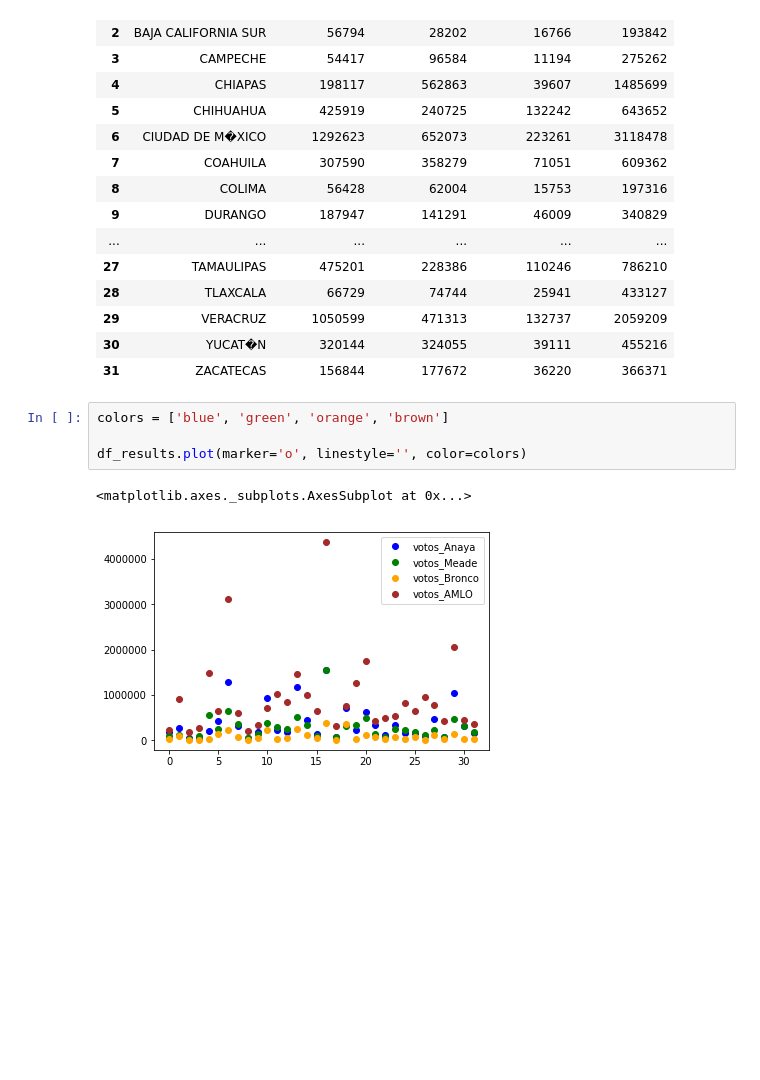
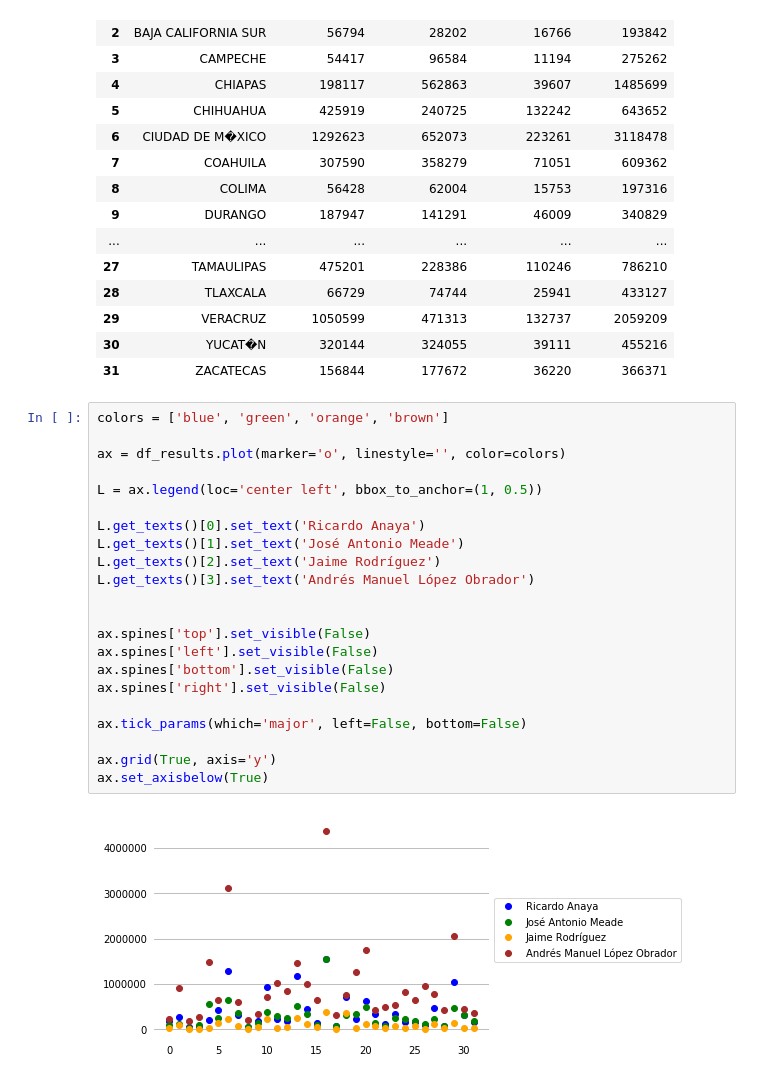
Before and after one commit to dbaptistr/data-studio, a Jupyter notebook: code/01-project-elections/Election results 2018.ipynb, the cells around one changed output. Saved outputs shown, nothing was run; the diff lists cells and outputs as text; blank space fills up the shorter version.

```diff
--- a/code/01-project-elections/Election results 2018.ipynb
+++ b/code/01-project-elections/Election results 2018.ipynb
@@ -586,10 +588,27 @@ df_results
 | 29 | VERACRUZ | 1050599 | 471313 | 132737 | 2059209 |
 | 30 | YUCAT�N | 320144 | 324055 | 39111 | 455216 |
 | 31 | ZACATECAS | 156844 | 177672 | 36220 | 366371 |
-# %%
-colors = ['blue', 'green', 'orange', 'brown']
-
-df_results.plot(marker='o', linestyle='', color=colors)
-# %% [output]
-<matplotlib.axes._subplots.AxesSubplot at 0x...>
-[figure, removed]
+# %%
+colors = ['blue', 'green', 'orange', 'brown']
+
+ax = df_results.plot(marker='o', linestyle='', color=colors)
+
+L = ax.legend(loc='center left', bbox_to_anchor=(1, 0.5))
+
+L.get_texts()[0].set_text('Ricardo Anaya')
+L.get_texts()[1].set_text('José Antonio Meade')
+L.get_texts()[2].set_text('Jaime Rodríguez')
+L.get_texts()[3].set_text('Andrés Manuel López Obrador')
+
+
+ax.spines['top'].set_visible(False)
+ax.spines['left'].set_visible(False)
+ax.spines['bottom'].set_visible(False)
+ax.spines['right'].set_visible(False)
+
+ax.tick_params(which='major', left=False, bottom=False)
+
+ax.grid(True, axis='y')
+ax.set_axisbelow(True)
+# %% [output]
+[figure, added]
```
Also changed, not shown: parts of 12 cells of this notebook.
